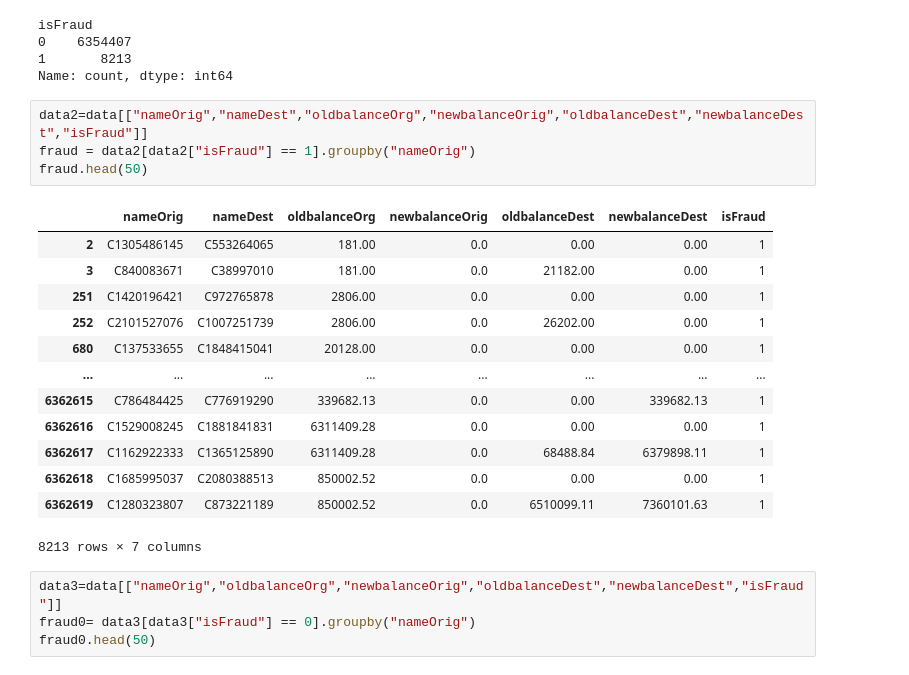
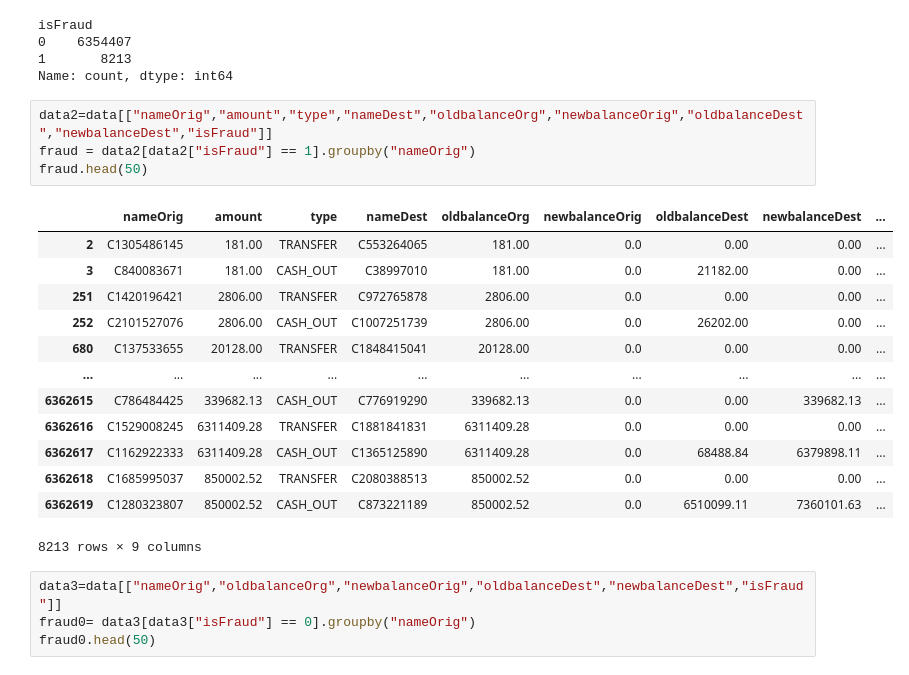
Before and after one commit to youssefelzahar/Real-Time-Transaction-Fraud-Detection, a Jupyter notebook: notebooks/01_eda_and_modeling.ipynb, the cells around one changed output. Cells and saved outputs as stored; diff of their text form.

```diff
--- a/notebooks/01_eda_and_modeling.ipynb
+++ b/notebooks/01_eda_and_modeling.ipynb
@@ -104,23 +104,23 @@ isFraud
 1       8213
 Name: count, dtype: int64
 # %%
-data2=data[["nameOrig","nameDest","oldbalanceOrg","newbalanceOrig","oldbalanceDest","newbalanceDest","isFraud"]]
+data2=data[["nameOrig","amount","type","nameDest","oldbalanceOrg","newbalanceOrig","oldbalanceDest","newbalanceDest","isFraud"]]
 fraud = data2[data2["isFraud"] == 1].groupby("nameOrig")
 fraud.head(50)
 # %% [output]
-|  | nameOrig | nameDest | oldbalanceOrg | newbalanceOrig | oldbalanceDest | newbalanceDest | isFraud |
-| 2 | C1305486145 | C553264065 | 181.00 | 0.0 | 0.00 | 0.00 | 1 |
-| 3 | C840083671 | C38997010 | 181.00 | 0.0 | 21182.00 | 0.00 | 1 |
-| 251 | C1420196421 | C972765878 | 2806.00 | 0.0 | 0.00 | 0.00 | 1 |
-| 252 | C2101527076 | C1007251739 | 2806.00 | 0.0 | 26202.00 | 0.00 | 1 |
-| 680 | C137533655 | C1848415041 | 20128.00 | 0.0 | 0.00 | 0.00 | 1 |
-| ... | ... | ... | ... | ... | ... | ... | ... |
-| 6362615 | C786484425 | C776919290 | 339682.13 | 0.0 | 0.00 | 339682.13 | 1 |
-| 6362616 | C1529008245 | C1881841831 | 6311409.28 | 0.0 | 0.00 | 0.00 | 1 |
-| 6362617 | C1162922333 | C1365125890 | 6311409.28 | 0.0 | 68488.84 | 6379898.11 | 1 |
-| 6362618 | C1685995037 | C2080388513 | 850002.52 | 0.0 | 0.00 | 0.00 | 1 |
-| 6362619 | C1280323807 | C873221189 | 850002.52 | 0.0 | 6510099.11 | 7360101.63 | 1 |
+|  | nameOrig | amount | type | nameDest | oldbalanceOrg | newbalanceOrig | oldbalanceDest | newbalanceDest | ... |
+| 2 | C1305486145 | 181.00 | TRANSFER | C553264065 | 181.00 | 0.0 | 0.00 | 0.00 | ... |
+| 3 | C840083671 | 181.00 | CASH_OUT | C38997010 | 181.00 | 0.0 | 21182.00 | 0.00 | ... |
+| 251 | C1420196421 | 2806.00 | TRANSFER | C972765878 | 2806.00 | 0.0 | 0.00 | 0.00 | ... |
+| 252 | C2101527076 | 2806.00 | CASH_OUT | C1007251739 | 2806.00 | 0.0 | 26202.00 | 0.00 | ... |
+| 680 | C137533655 | 20128.00 | TRANSFER | C1848415041 | 20128.00 | 0.0 | 0.00 | 0.00 | ... |
+| ... | ... | ... | ... | ... | ... | ... | ... | ... | ... |
+| 6362615 | C786484425 | 339682.13 | CASH_OUT | C776919290 | 339682.13 | 0.0 | 0.00 | 339682.13 | ... |
+| 6362616 | C1529008245 | 6311409.28 | TRANSFER | C1881841831 | 6311409.28 | 0.0 | 0.00 | 0.00 | ... |
+| 6362617 | C1162922333 | 6311409.28 | CASH_OUT | C1365125890 | 6311409.28 | 0.0 | 68488.84 | 6379898.11 | ... |
+| 6362618 | C1685995037 | 850002.52 | TRANSFER | C2080388513 | 850002.52 | 0.0 | 0.00 | 0.00 | ... |
+| 6362619 | C1280323807 | 850002.52 | CASH_OUT | C873221189 | 850002.52 | 0.0 | 6510099.11 | 7360101.63 | ... |
-8213 rows × 7 columns
+8213 rows × 9 columns
 # %%
 data3=data[["nameOrig","oldbalanceOrg","newbalanceOrig","oldbalanceDest","newbalanceDest","isFraud"]]
 fraud0= data3[data3["isFraud"] == 0].groupby("nameOrig")
```
Also changed, not shown: 10 other files.
